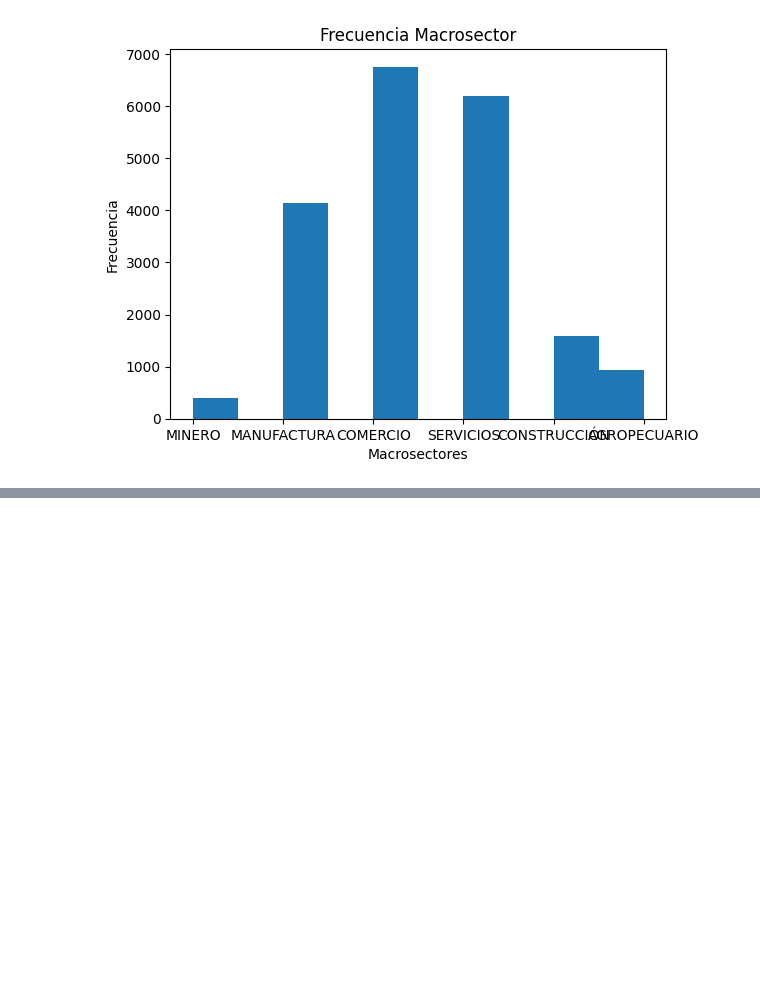
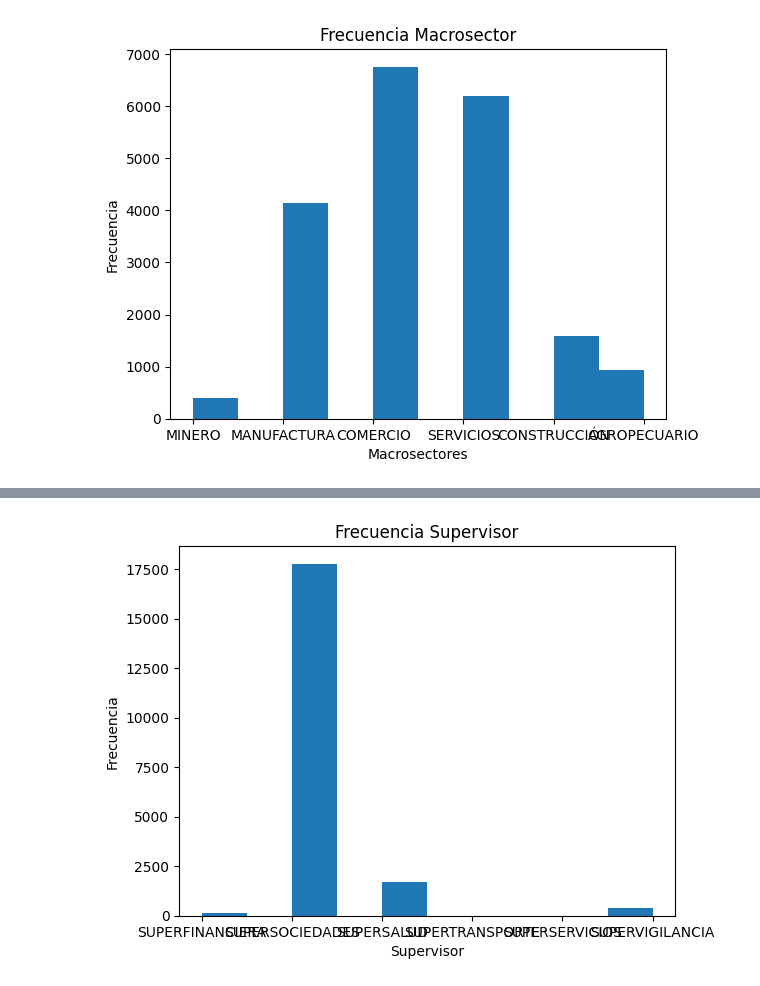
Before and after one commit to CesarMaldonado14/Proyecto-3-IA, a Jupyter notebook: Project_Notebook.ipynb, the cells around one changed output, grey strips where cells are left out. Saved outputs shown, nothing was run; the diff lists cells and outputs as text; code cells hidden in the pictures; blank space fills up the shorter version.

```diff
--- a/Project_Notebook.ipynb
+++ b/Project_Notebook.ipynb
@@ -41,0 +73,9 @@ plt.show()
+# %%
+df['SUPERVISOR'] = df['SUPERVISOR'].astype(str)
+plt.hist(df['SUPERVISOR'])
+plt.title('Frecuencia Supervisor')
+plt.xlabel('Supervisor')
+plt.ylabel('Frecuencia')
+plt.show()
+# %% [output]
+[figure, added]
```
Also changed, not shown: parts of 18 cells of this notebook.
